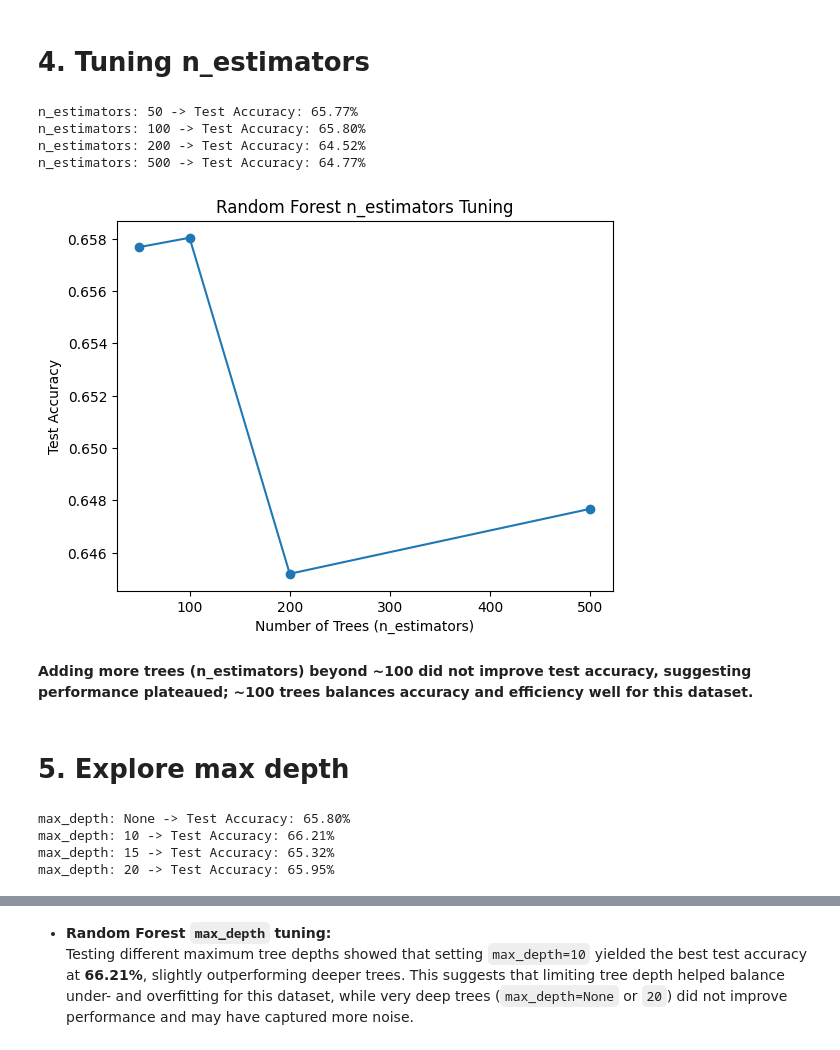
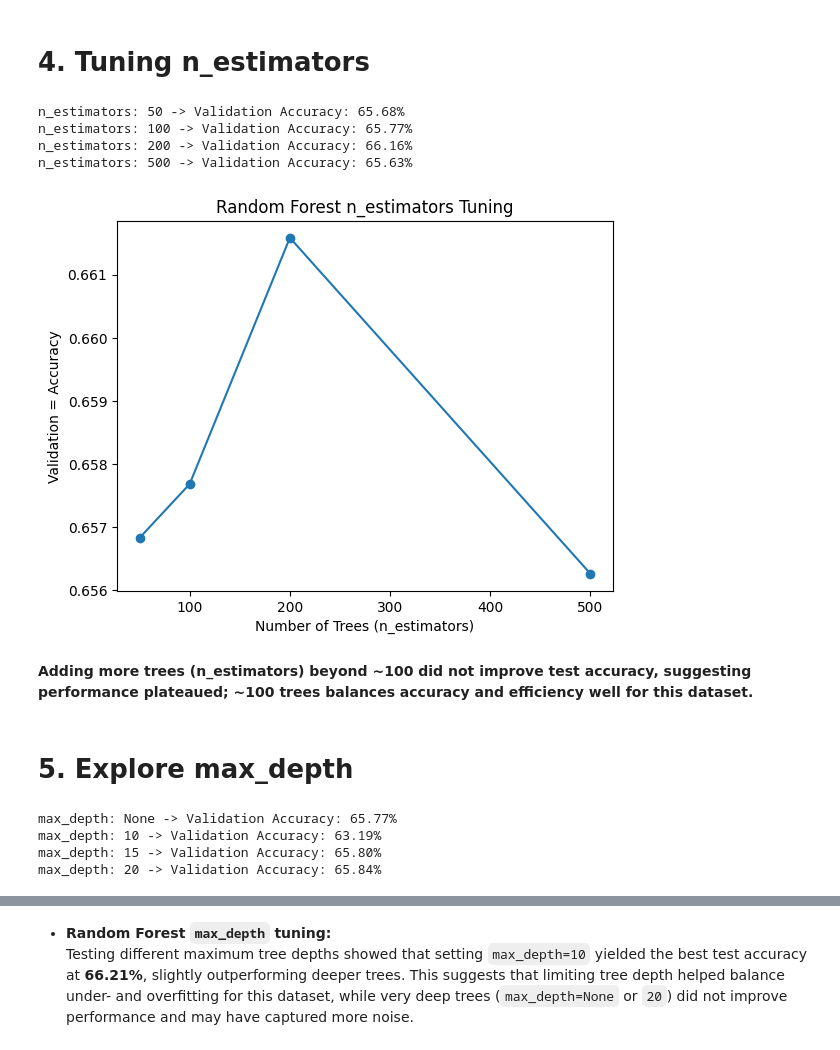
Before and after one commit to Yorkel/predicting-low-math-pisa-uk, a Jupyter notebook: notebooks/05_ensemble_random_forest.ipynb, the cells around one changed output, grey strips where cells are left out. Cells and saved outputs as stored; diff of their text form; code cells hidden in the pictures.

```diff
--- a/notebooks/05_ensemble_random_forest.ipynb
+++ b/notebooks/05_ensemble_random_forest.ipynb
@@ -133,14 +130,13 @@ plt.show()
 # 3. Explore max_features tuning
 # %%
 accuracies = []
-feature_splits = [0.2, 0.3, 0.4, 0.5, 0.6, 0.7, 0.8, 0.9, 1]
+feature_splits = [0.2,0.3,0.4,0.5,0.6,0.7,0.8,0.9,1]
 
 for split in feature_splits:
     rfc_split = RandomForestClassifier(n_estimators=100, max_features=split, random_state=42)
     rfc_split.fit(X_train, y_train, sample_weight=w_train)
-    preds = rfc_split.predict(X_test)
-    acc = accuracy_score(y_test, preds)
-    accuracies.append(acc)
-
-    print(f"max_features: {split:.1f} -> Test Accuracy: {acc:.2%}")
+    preds_val = rfc_split.predict(X_val)
+    acc_val = accuracy_score(y_val, preds_val, sample_weight=w_val)
+    accuracies.append(acc_val)
+    print(f"max_features: {split:.1f} -> Validation Accuracy: {acc_val:.2%}")
 # %% [output]
@@ -173,54 +169,47 @@ accuracies_n = []
 for n in n_estimators_list:
     rfc_n = RandomForestClassifier(
         n_estimators=n,
-        max_features=0.2,   # use your best so far
+        max_features=0.2,
         random_state=42
     )
     rfc_n.fit(X_train, y_train, sample_weight=w_train)
-    preds = rfc_n.predict(X_test)
-    acc = accuracy_score(y_test, preds, sample_weight=w_test)
-    accuracies_n.append(acc)
-
-    print(f"n_estimators: {n} -> Test Accuracy: {acc:.2%}")
+    preds_val = rfc_n.predict(X_val)
+    acc_val = accuracy_score(y_val, preds_val, sample_weight=w_val)
+    accuracies_n.append(acc_val)
+    print(f"n_estimators: {n} -> Validation Accuracy: {acc_val:.2%}")
 # %% [output]
-n_estimators: 50 -> Test Accuracy: 65.77%
-n_estimators: 100 -> Test Accuracy: 65.80%
-n_estimators: 200 -> Test Accuracy: 64.52%
-n_estimators: 500 -> Test Accuracy: 64.77%
+n_estimators: 50 -> Validation Accuracy: 65.68%
+n_estimators: 100 -> Validation Accuracy: 65.77%
+n_estimators: 200 -> Validation Accuracy: 66.16%
+n_estimators: 500 -> Validation Accuracy: 65.63%
 # %%
 plt.plot(n_estimators_list, accuracies_n, marker='o')
-plt.ylabel('Test Accuracy')
+plt.ylabel('Validation = Accuracy')
 plt.xlabel('Number of Trees (n_estimators)')
 plt.title('Random Forest n_estimators Tuning')
 plt.show()
 # %% [output]
-[figure, old version]
+[figure, new version]
 # %% [markdown]
 **Adding more trees (n_estimators) beyond ~100 did not improve test accuracy, suggesting performance plateaued; ~100 trees balances accuracy and efficiency well for this dataset.**
 # %% [markdown]
-# 5. Explore max depth
+# 5. Explore max_depth
 # %%
 depth_list = [None, 10, 15, 20]
 accuracies_depth = []
 
 for depth in depth_list:
-    rfc_depth = RandomForestClassifier(
-        n_estimators=100,
-        max_features=0.2,
-        max_depth=depth,
-        random_state=42
-    )
+    rfc_depth = RandomForestClassifier(n_estimators=100, max_features=0.2, max_depth=depth, random_state=42)
     rfc_depth.fit(X_train, y_train, sample_weight=w_train)
-    preds = rfc_depth.predict(X_test)
-    acc = accuracy_score(y_test, preds, sample_weight=w_test)
-    accuracies_depth.append(acc)
-
-    print(f"max_depth: {depth} -> Test Accuracy: {acc:.2%}")
+    preds_val = rfc_depth.predict(X_val)
+    acc_val = accuracy_score(y_val, preds_val, sample_weight=w_val)
+    accuracies_depth.append(acc_val)
+    print(f"max_depth: {depth} -> Validation Accuracy: {acc_val:.2%}")
 # %% [output]
-max_depth: None -> Test Accuracy: 65.80%
-max_depth: 10 -> Test Accuracy: 66.21%
-max_depth: 15 -> Test Accuracy: 65.32%
-max_depth: 20 -> Test Accuracy: 65.95%
+max_depth: None -> Validation Accuracy: 65.77%
+max_depth: 10 -> Validation Accuracy: 63.19%
+max_depth: 15 -> Validation Accuracy: 65.80%
+max_depth: 20 -> Validation Accuracy: 65.84%
 # %%
 plt.plot(
     ['None' if d is None else str(d) for d in depth_list],
```
Also changed, not shown: parts of 49 cells of this notebook, 1 other file.
